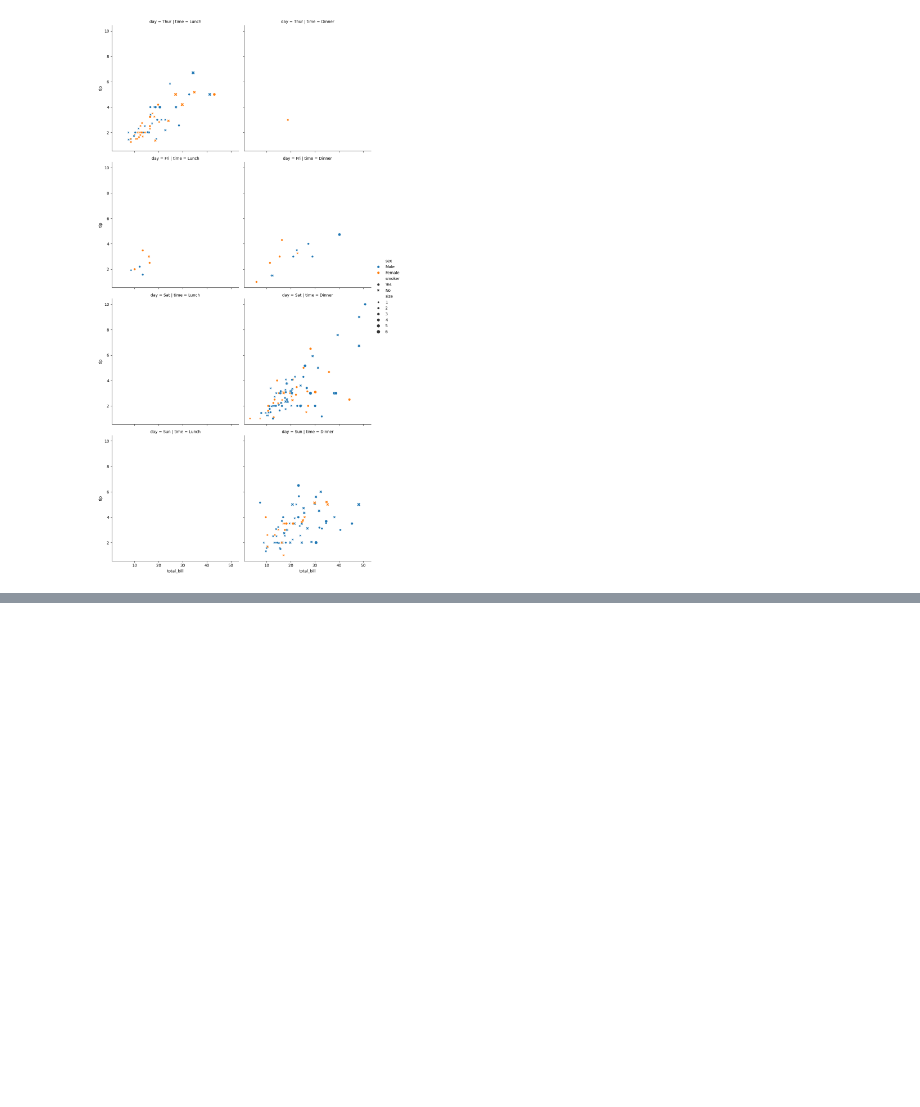
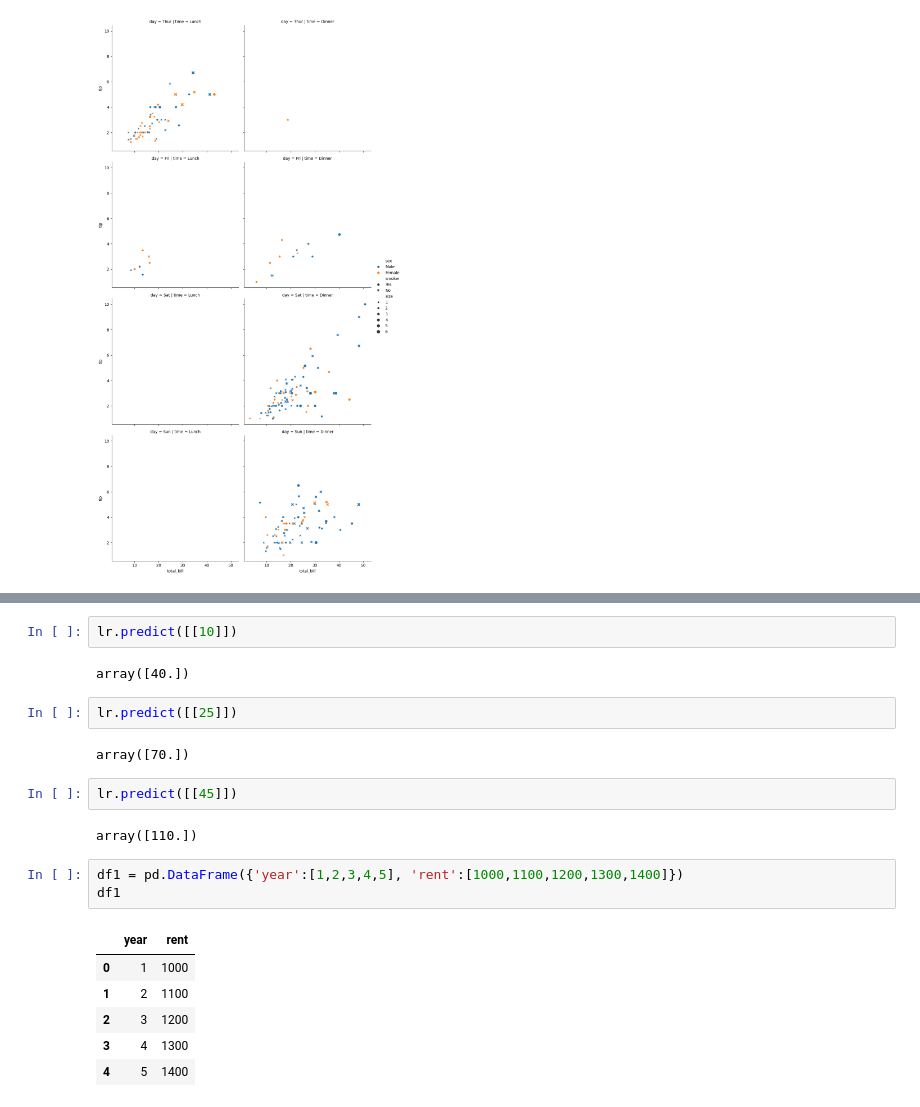
Before and after one commit to aneetajohn/OASIS-POC1, a Jupyter notebook: Untitled0.ipynb, the cells around one changed output, grey strips where cells are left out. Drawn from its saved outputs; the diff is of its cells as text; blank space fills up the shorter version.

```diff
--- a/Untitled0.ipynb
+++ b/Untitled0.ipynb
@@ -961,0 +999,22 @@ sns.relplot(data = df, x= 'total_bill', y = 'tip', hue='sex', style='smoker', si
+# %%
+lr.predict([[10]])
+# %% [output]
+array([40.])
+# %%
+lr.predict([[25]])
+# %% [output]
+array([70.])
+# %%
+lr.predict([[45]])
+# %% [output]
+array([110.])
+# %%
+df1 = pd.DataFrame({'year':[1,2,3,4,5], 'rent':[1000,1100,1200,1300,1400]})
+df1
+# %% [output]
+|  | year | rent |
+| 0 | 1 | 1000 |
+| 1 | 2 | 1100 |
+| 2 | 3 | 1200 |
+| 3 | 4 | 1300 |
+| 4 | 5 | 1400 |
```
Also changed, not shown: parts of 14 cells of this notebook.
